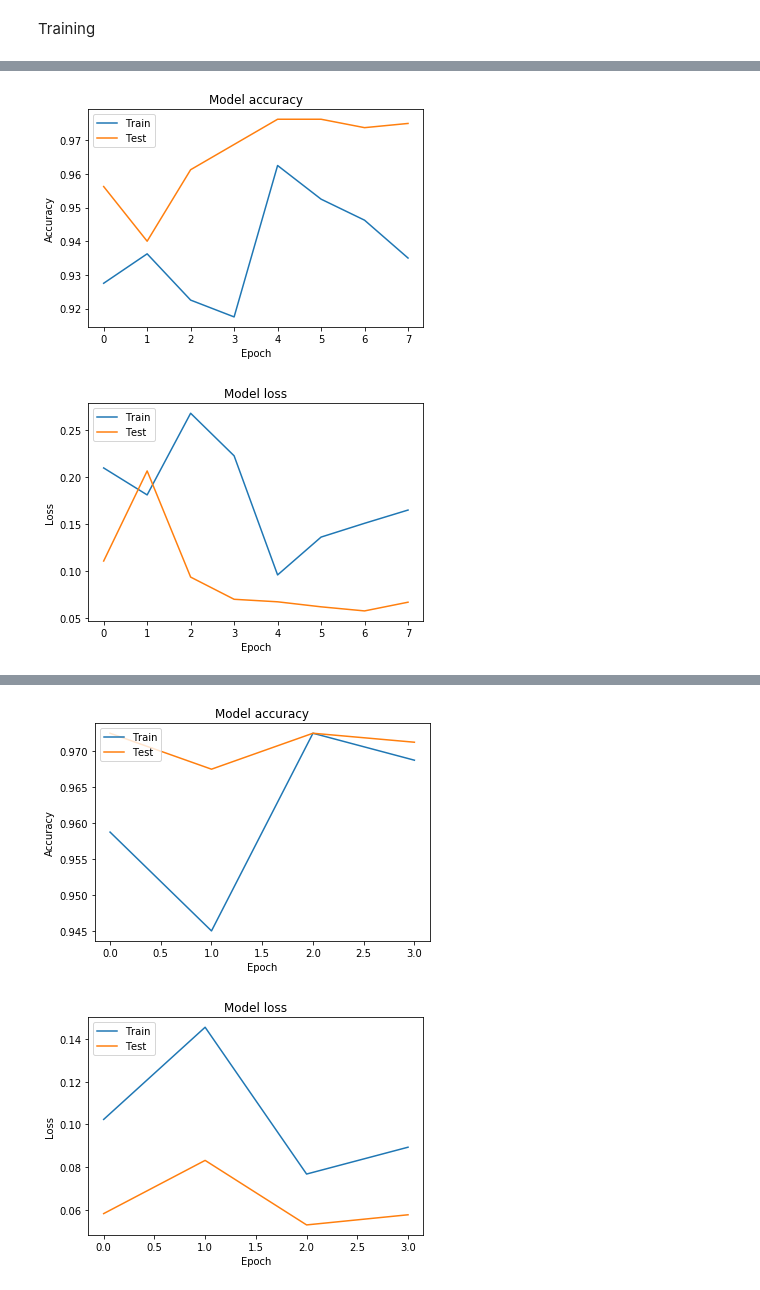
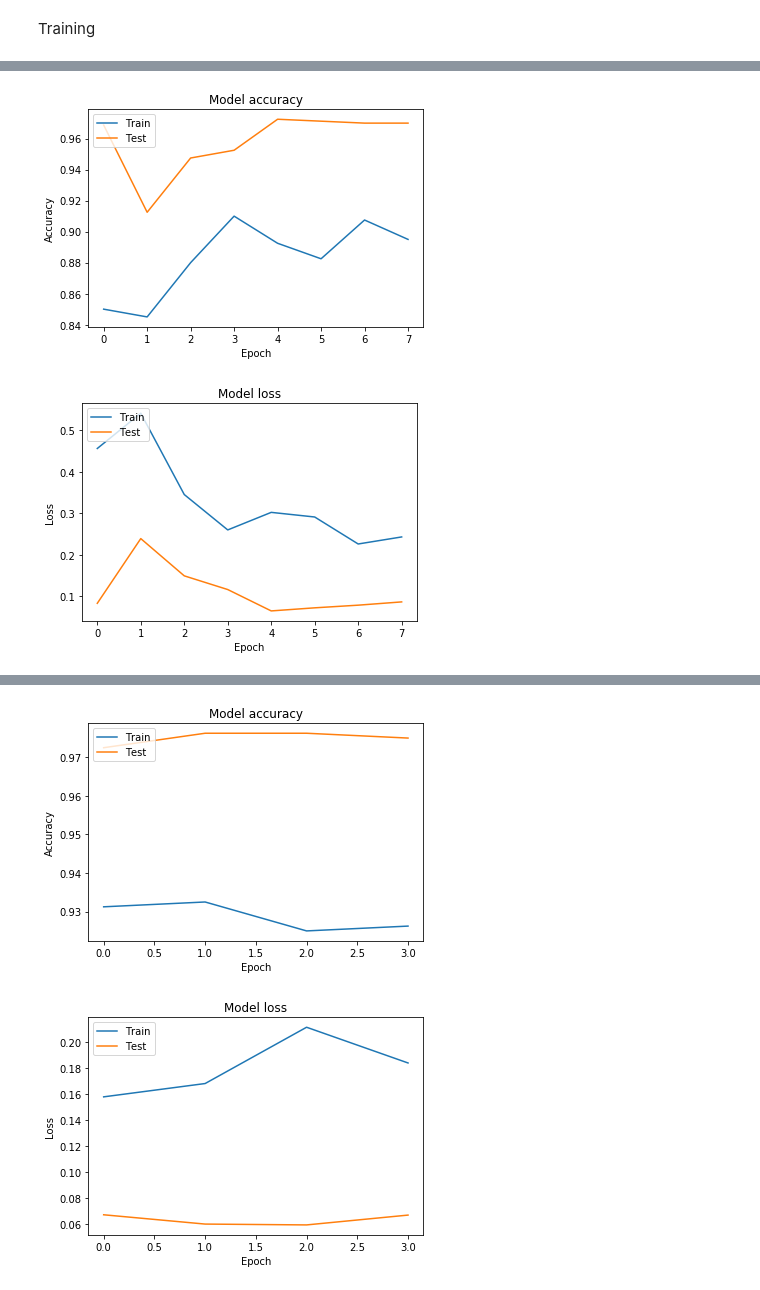
Before and after one commit to quasus/keras1, a Jupyter notebook: cats-and-dogs.ipynb, the cells around one changed output, grey strips where cells are left out. Cells and saved outputs as stored; diff of their text form; code cells hidden in the pictures.

```diff
--- a/cats-and-dogs.ipynb
+++ b/cats-and-dogs.ipynb
@@ -114,12 +129,14 @@ _________________________________________________________________
 # %%
-train(model, dg_train, os.path.join(DATA_ROOT, 'part1'),
+train(model1, dg_train, os.path.join(DATA_ROOT, 'part1'),
       params=dense_params1(),
-      layer_count = 2,
+      epochs=4,
+      layer_count = 3,
       validation_directory=os.path.join(DATA_ROOT, 'part2'),
       validation_generator=dg_val)
-train(model, dg_train, os.path.join(DATA_ROOT, 'part1'),
+train(model1, dg_train, os.path.join(DATA_ROOT, 'part1'),
       params=base_params1(),
-      layer_count = 19,
+      epochs=4,
+      layer_count = 20,
       validation_generator=dg_val,
       validation_directory=os.path.join(DATA_ROOT, 'part2'))
 # %% [output]
@@ -145,9 +171,0 @@ model2: Change RMSprop to Adam.
-# %%
-def dense_params2():
-    return {'optimizer': Adam(),
-               'loss': 'binary_crossentropy',
-               'metrics': ['accuracy']}
-def base_params2():
-    return {'optimizer': Adam(lr=0.0001),
-              'loss': 'binary_crossentropy',
-              'metrics': ['accuracy']}
@@ -156,13 +175,15 @@ model2 = new_model()
 # %%
+model2 = new_model(dropout=0, n=1024, pooling='avg')
 train(model2, dg_train, os.path.join(DATA_ROOT, 'part1'),
       params=dense_params2(),
       layer_count=2,
+      epochs=4,
       validation_directory=os.path.join(DATA_ROOT, 'part2'),
       validation_generator=dg_val)
 train(model2, dg_train, os.path.join(DATA_ROOT, 'part1'),
       params=base_params2(),
       layer_count=19,
-      epochs=6,
+      epochs=4,
       validation_generator=dg_val,
       validation_directory=os.path.join(DATA_ROOT, 'part2'))
 # %% [output]
@@ -207,11 +217,12 @@ model3 = new_model3()
 # %%
+model3 = new_model(n=1024, dropout=0, pooling='max')
 train(model3, dg_train, os.path.join(DATA_ROOT, 'part1'),
-      params=dense_params3(),
+      params=dense_params2(lr=0.0001),
       layer_count=2,
       validation_directory=os.path.join(DATA_ROOT, 'part2'),
       validation_generator=dg_val)
 train(model3, dg_train, os.path.join(DATA_ROOT, 'part1'),
-      params=base_params3(),
+      params=base_params2(lr=0.00001),
       layer_count=19,
       epochs=6,
       validation_generator=dg_val,
@@ -291,13 +262,13 @@ def base_params4():
 # %%
-
+model4 = new_model(dropout=0.5)
 train(model4, dg_train, os.path.join(DATA_ROOT, 'part1'),
-      params=dense_params4(),
+      params=dense_params2(decay=0.001),
       layer_count=3,
       epochs=8,
       validation_directory=os.path.join(DATA_ROOT, 'part2'),
       validation_generator=dg_val)
 train(model4, dg_train, os.path.join(DATA_ROOT, 'part1'),
-      params=base_params4(),
+      params=base_params2(lr=0.00003),
       layer_count=20,
       epochs=4,
       validation_generator=dg_val,
@@ -324,5 +294,5 @@ Epoch 8/8
-[figure, old version]
+[figure, new version]
-[figure, old version]
+[figure, new version]
 Found 4000 images belonging to 2 classes.
 Found 800 images belonging to 2 classes.
 Epoch 1/4
@@ -336,2 +306,2 @@ Epoch 4/4
-[figure, old version]
+[figure, new version]
-[figure, old version]
+[figure, new version]
```
Also changed, not shown: parts of 33 cells of this notebook.
